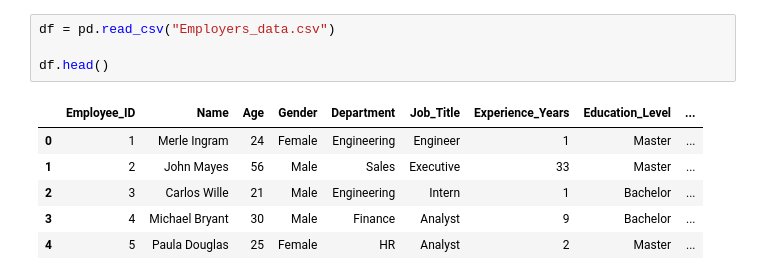
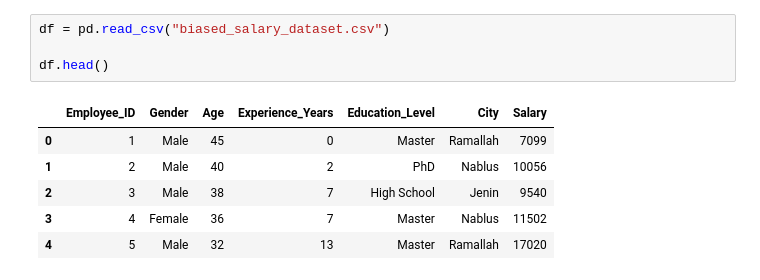
Before and after one commit to RonGopal/intro_to_AI, a Jupyter notebook: Assignment14rrg.ipynb, the cells around one changed output. Cells and saved outputs as stored; diff of their text form.

```diff
--- a/Assignment14rrg.ipynb
+++ b/Assignment14rrg.ipynb
@@ -33,11 +46,11 @@ Successfully installed lime-0.2.0.1
 # %%
-df = pd.read_csv("Employers_data.csv")
+df = pd.read_csv("biased_salary_dataset.csv")
 
 df.head()
 # %% [output]
-|  | Employee_ID | Name | Age | Gender | Department | Job_Title | Experience_Years | Education_Level | ... |
-| 0 | 1 | Merle Ingram | 24 | Female | Engineering | Engineer | 1 | Master | ... |
-| 1 | 2 | John Mayes | 56 | Male | Sales | Executive | 33 | Master | ... |
-| 2 | 3 | Carlos Wille | 21 | Male | Engineering | Intern | 1 | Bachelor | ... |
-| 3 | 4 | Michael Bryant | 30 | Male | Finance | Analyst | 9 | Bachelor | ... |
-| 4 | 5 | Paula Douglas | 25 | Female | HR | Analyst | 2 | Master | ... |
+|  | Employee_ID | Gender | Age | Experience_Years | Education_Level | City | Salary |
+| 0 | 1 | Male | 45 | 0 | Master | Ramallah | 7099 |
+| 1 | 2 | Male | 40 | 2 | PhD | Nablus | 10056 |
+| 2 | 3 | Male | 38 | 7 | High School | Jenin | 9540 |
+| 3 | 4 | Female | 36 | 7 | Master | Nablus | 11502 |
+| 4 | 5 | Male | 32 | 13 | Master | Ramallah | 17020 |
```
Also changed, not shown: parts of 23 cells of this notebook.
